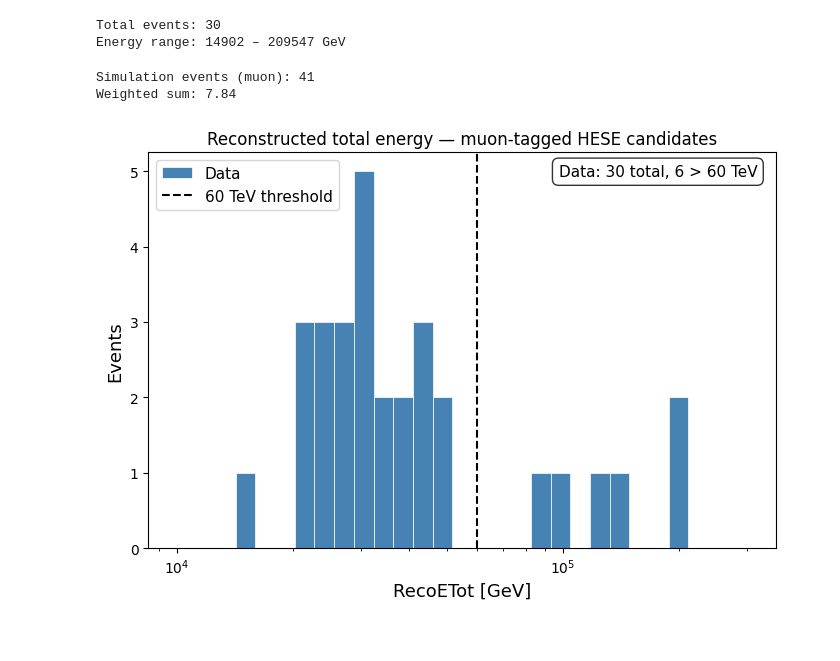
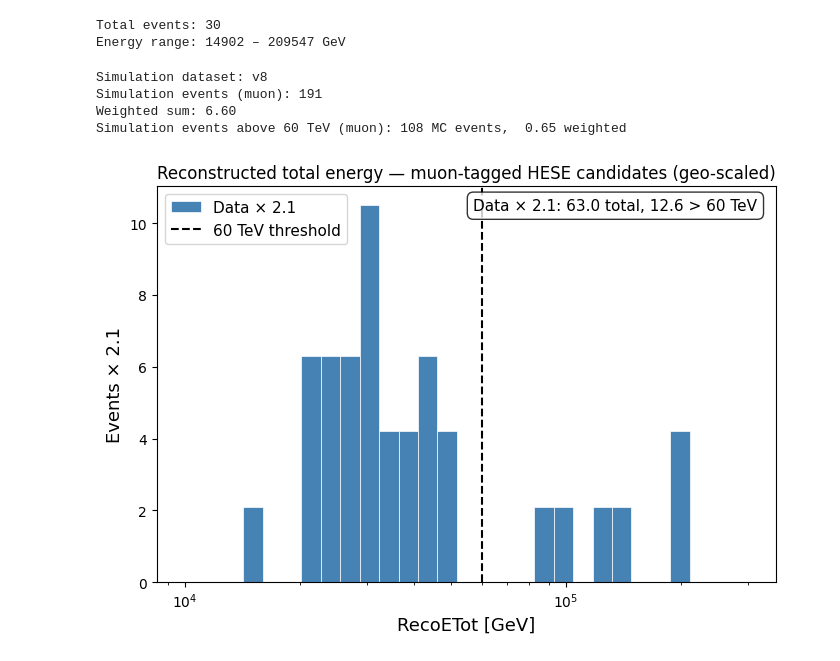
Before and after one commit to tjuanve/muon_tagging_summer_project, a Jupyter notebook: notebooks/muon_tag_analysis.ipynb, the cells around one changed output. Drawn from its saved outputs; the diff is of its cells as text; code cells hidden in the pictures.

```diff
--- a/notebooks/muon_tag_analysis.ipynb
+++ b/notebooks/muon_tag_analysis.ipynb
@@ -19,56 +19,78 @@ print(f'Energy range: {reco_etot.min():.0f} – {reco_etot.max():.0f} GeV')
 Total events: 30
 Energy range: 14902 – 209547 GeV
 # %%
-PARQUET = (
-    '/data/user/tvaneede/GlobalFit/reco_processing/NNMFit/datasets/flavor_globalfit/hese/split'
-    '/IC86_pass2_SnowStorm_v2_FTP_Baseline_Combined_v7-v1'
-    '/mcd-simpletopology_flux-hese_feat-11features_plus_rloglmilli_econf_evtgen'
-    '/bdt1_0.333333_bdt2_0.366667_length_10'
-    '/dataset_IC86_pass2_SnowStorm_v2_FTP_Baseline_Combined_v7-v1_track.parquet'
-)
+SIM_DATASET = 'v8'  # 'v7' or 'v8'
+
 LIVETIME = 411785301.60  # seconds
 
-df = pd.read_parquet(PARQUET)
+_SIM_PATHS = {
+    'v7': (
+        '/data/user/tvaneede/GlobalFit/reco_processing/NNMFit/datasets/flavor_globalfit/hese/split'
+        '/IC86_pass2_SnowStorm_v2_FTP_Baseline_Combined_v7-v1'
+        '/mcd-simpletopology_flux-hese_feat-11features_plus_rloglmilli_econf_evtgen'
+        '/bdt1_0.333333_bdt2_0.366667_length_10'
+        '/dataset_IC86_pass2_SnowStorm_v2_FTP_Baseline_Combined_v7-v1_track.parquet'
+    ),
+    'v8': (
+        '/data/user/tvaneede/GlobalFit/reco_processing/NNMFit/datasets/flavor_globalfit/hese/combined'
+        '/IC86_pass2_SnowStorm_v2_FTP_Baseline_Combined_v8-v2_fluxlessweight_PassingHESE_ExtraMuon'
+        '/dataset_IC86_pass2_SnowStorm_v2_FTP_Baseline_Combined_v8-v2_fluxlessweight_PassingHESE_ExtraMuon.parquet'
+    ),
+}
+
+df = pd.read_parquet(_SIM_PATHS[SIM_DATASET])
 df_muon = df[~np.isnan(df['MuonWeight'])].copy()
-df_muon['MuonWeight'] /= 2.1  # rescale back — error from Neha
+
+if SIM_DATASET == 'v7':
+    df_muon['MuonWeight'] /= 2.1  # rescale back — error from Neha
+    sim_weights = df_muon['MuonWeight'].values * LIVETIME
+else:
+    sim_weights = df_muon['MuonWeightCombinedConv'].values * LIVETIME
 
 sim_energy  = df_muon['reco_energy'].values   # GeV
-sim_weights = df_muon['MuonWeight'].values * LIVETIME
 
+print(f'Simulation dataset: {SIM_DATASET}')
 print(f'Simulation events (muon): {len(sim_energy)}')
 print(f'Weighted sum: {sim_weights.sum():.2f}')
+mask_above = sim_energy > E_THRESHOLD
+print(f'Simulation events above 60 TeV (muon): {mask_above.sum()} MC events,  {sim_weights[mask_above].sum():.2f} weighted')
 # %% [output]
-Simulation events (muon): 41
-Weighted sum: 7.84
+Simulation dataset: v8
+Simulation events (muon): 191
+Weighted sum: 6.60
+Simulation events above 60 TeV (muon): 108 MC events,  0.65 weighted
 # %%
 E_THRESHOLD = 60e3  # GeV (60 TeV)
+GEO_FACTOR  = 2.1   # geometric acceptance correction
 
 n_total = len(reco_etot)
 n_above  = np.sum(reco_etot > E_THRESHOLD)
 
 bins = np.logspace(np.log10(10e3), np.log10(300e3), 30)  # 10–300 TeV in GeV
 
 fig, ax = plt.subplots(figsize=(7, 5))
 
-ax.hist(reco_etot, bins=bins, color='steelblue', edgecolor='white', linewidth=0.5,
-        label='Data')
+ax.hist(reco_etot, bins=bins,
+        weights=np.full(len(reco_etot), GEO_FACTOR),
+        color='steelblue', edgecolor='white', linewidth=0.5,
+        label=f'Data × {GEO_FACTOR}')
 ax.axvline(E_THRESHOLD, color='black', linestyle='--', linewidth=1.5,
            label='60 TeV threshold')
 
 ax.set_xscale('log')
 ax.set_xlabel('RecoETot [GeV]', fontsize=13)
-ax.set_ylabel('Events', fontsize=13)
-ax.set_title('Reconstructed total energy — muon-tagged HESE candidates', fontsize=12)
+ax.set_ylabel(f'Events × {GEO_FACTOR}', fontsize=13)
+ax.set_title('Reconstructed total energy — muon-tagged HESE candidates (geo-scaled)', fontsize=12)
 
-textstr = f'Data: {n_total} total, {n_above} > 60 TeV'
+textstr = f'Data × {GEO_FACTOR}: {n_total * GEO_FACTOR:.1f} total, {n_above * GEO_FACTOR:.1f} > 60 TeV'
 ax.text(0.97, 0.97, textstr, transform=ax.transAxes,
         fontsize=11, va='top', ha='right',
         bbox=dict(boxstyle='round,pad=0.4', facecolor='white', alpha=0.8))
 
 ax.legend(fontsize=11)
 plt.tight_layout()
-plt.savefig(PLOT_DIR / 'reco_etot_data.pdf', bbox_inches='tight')
+plt.savefig(PLOT_DIR / 'reco_etot_data_geo.pdf', bbox_inches='tight')
 plt.show()
 # %% [output]
-[figure, old version]
+[figure, new version]
 # %%
```
Also changed, not shown: parts of 2 cells of this notebook, 8 other files.
